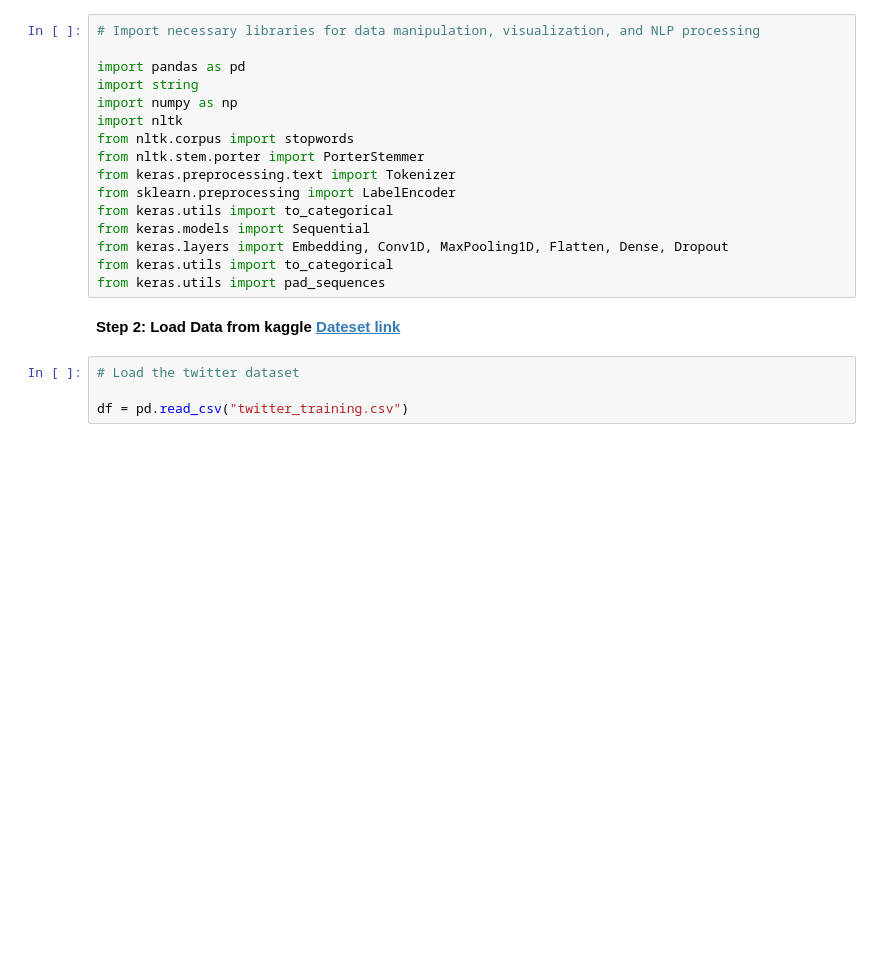
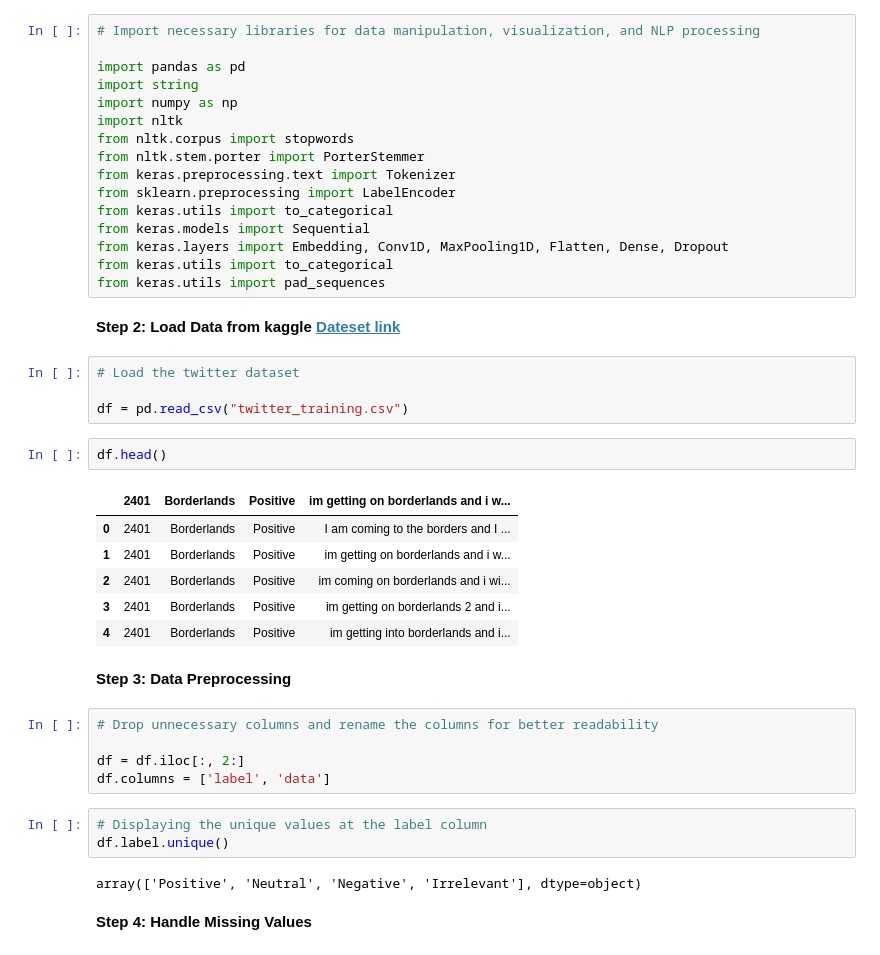
Before and after one commit to 2020382/Renner_ML_CA2, a Jupyter notebook: Renner_ML_CA2.ipynb, the cells around one changed output. Drawn from its saved outputs; the diff is of its cells as text; blank space fills up the shorter version.

Commit message:
Data Preprocessing,  Handling Missing Values
Drop unnecessary columns and rename the columns for better readability
Displaying the unique values at the label column
checking for null values

```diff
--- a/Renner_ML_CA2.ipynb
+++ b/Renner_ML_CA2.ipynb
@@ -295,3 +298,26 @@ from keras.utils import pad_sequences
 # Load the twitter dataset
 
 df = pd.read_csv("twitter_training.csv")
+# %%
+df.head()
+# %% [output]
+|  | 2401 | Borderlands | Positive | im getting on borderlands and i w... |
+| 0 | 2401 | Borderlands | Positive | I am coming to the borders and I ... |
+| 1 | 2401 | Borderlands | Positive | im getting on borderlands and i w... |
+| 2 | 2401 | Borderlands | Positive | im coming on borderlands and i wi... |
+| 3 | 2401 | Borderlands | Positive | im getting on borderlands 2 and i... |
+| 4 | 2401 | Borderlands | Positive | im getting into borderlands and i... |
+# %% [markdown]
+**Step 3: Data Preprocessing**
+# %%
+# Drop unnecessary columns and rename the columns for better readability
+
+df = df.iloc[:, 2:]
+df.columns = ['label', 'data']
+# %%
+# Displaying the unique values at the label column
+df.label.unique()
+# %% [output]
+array(['Positive', 'Neutral', 'Negative', 'Irrelevant'], dtype=object)
+# %% [markdown]
+**Step 4: Handle Missing Values**
```
Also changed, not shown: parts of 6 cells of this notebook.
